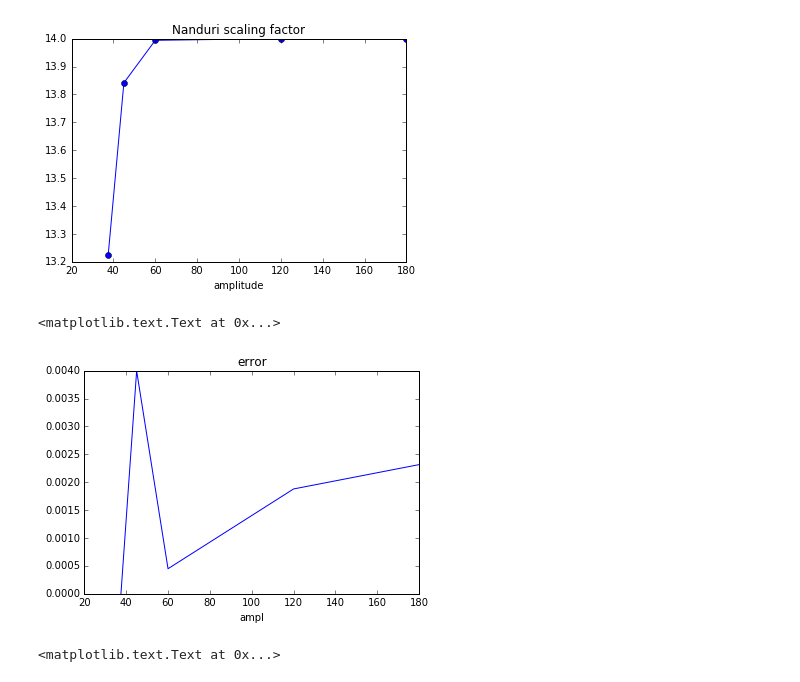
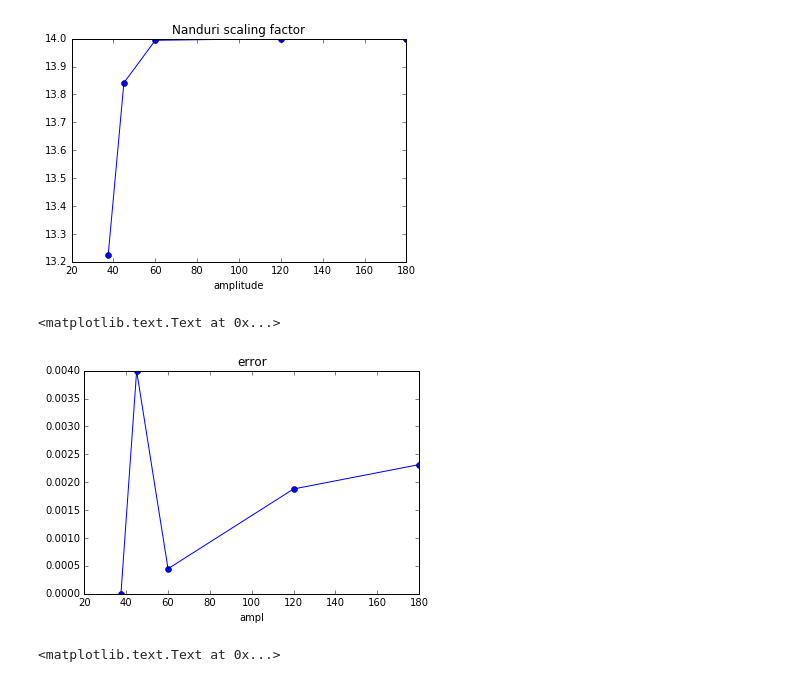
Before and after one commit to mbeyeler/pulse2percept, a Jupyter notebook: examples/notebooks/1.1-mb-exp-nanduri2012-fix.ipynb, the cells around one changed output. Cells and saved outputs as stored; diff of their text form; code cells hidden in the pictures.

```diff
--- a/examples/notebooks/1.1-mb-exp-nanduri2012-fix.ipynb
+++ b/examples/notebooks/1.1-mb-exp-nanduri2012-fix.ipynb
@@ -135,12 +135,12 @@ all_err = np.array(all_err)
 all_scale = np.array(all_scale)
 all_R2 = np.array(all_R2)
 # %%
-plt.plot(all_amps, all_err)
+plt.plot(all_amps, all_err, '-o')
 plt.title('error')
 plt.xlabel('ampl')
 # %% [output]
 <matplotlib.text.Text at 0x...>
-[figure, old version]
+[figure, new version]
 # %%
 # Looks more like a Poisson function than a logistic function...
 plt.plot(all_R2, all_scale, 'o-')
```
Also changed, not shown: parts of 6 cells of this notebook.
